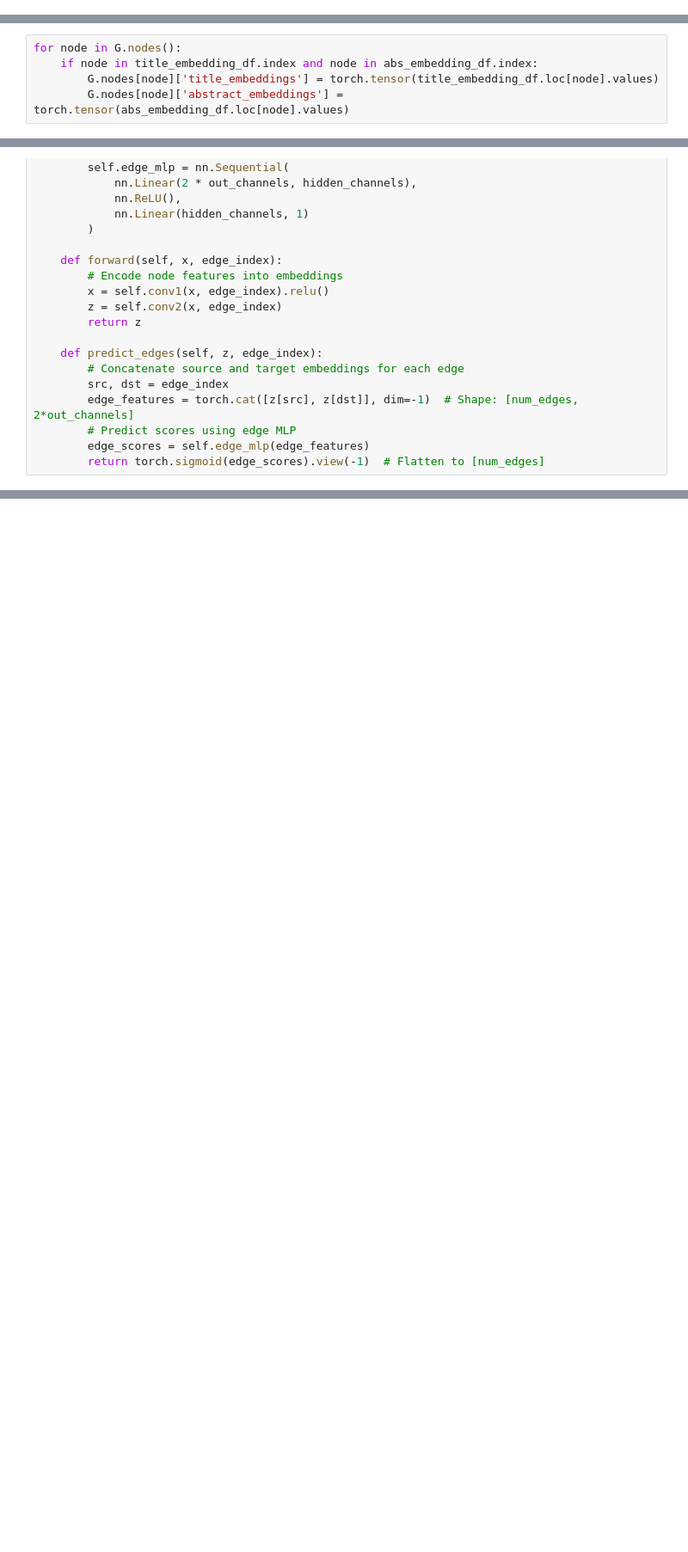
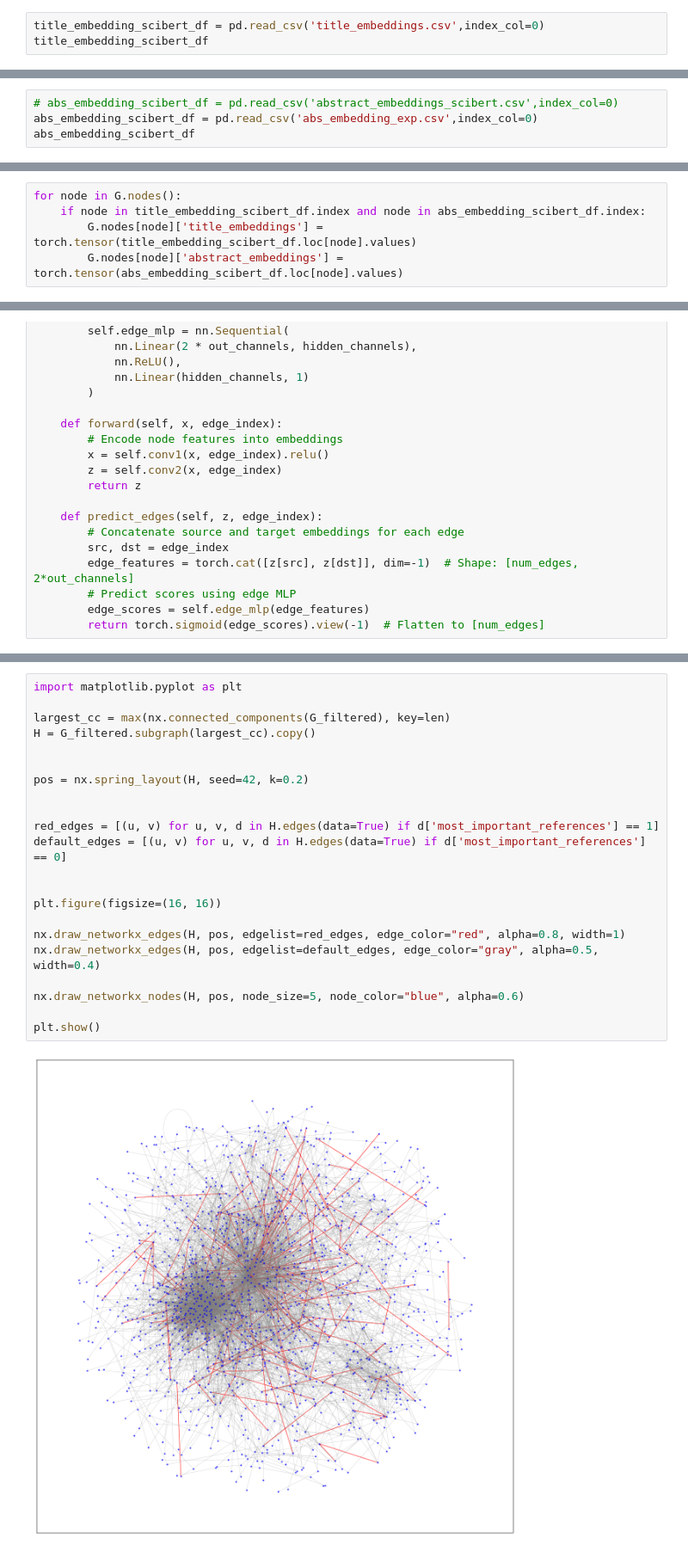
Before and after one commit to dipplestix/gnn_project, a Jupyter notebook: Baseline.ipynb, the cells around one changed output, grey strips where cells are left out. Shown at 86% size. Cells and saved outputs as stored; diff of their text form; blank space fills up the shorter version.

Commit message:
LLM as Predictor code and visualization

```diff
--- a/Baseline.ipynb
+++ b/Baseline.ipynb
@@ -15,3 +21,6 @@ from torch_geometric.data import Data
 import numpy as np
 import pickle
 import pandas as pd
+# %%
+title_embedding_scibert_df = pd.read_csv('title_embeddings.csv',index_col=0)
+title_embedding_scibert_df
@@ -17,0 +41,4 @@ import pandas as pd
+# %%
+# abs_embedding_scibert_df = pd.read_csv('abstract_embeddings_scibert.csv',index_col=0)
+abs_embedding_scibert_df = pd.read_csv('abs_embedding_exp.csv',index_col=0)
+abs_embedding_scibert_df
@@ -23,9 +78,9 @@ abs_embedding_df = pd.read_csv('abstract_embeddings.csv',index_col=0)
 # abs_embedding_df
 # %%
 for node in G.nodes():
-    if node in title_embedding_df.index and node in abs_embedding_df.index:
-        G.nodes[node]['title_embeddings'] = torch.tensor(title_embedding_df.loc[node].values)
-        G.nodes[node]['abstract_embeddings'] = torch.tensor(abs_embedding_df.loc[node].values)
+    if node in title_embedding_scibert_df.index and node in abs_embedding_scibert_df.index:
+        G.nodes[node]['title_embeddings'] = torch.tensor(title_embedding_scibert_df.loc[node].values)
+        G.nodes[node]['abstract_embeddings'] = torch.tensor(abs_embedding_scibert_df.loc[node].values)
 # %%
 node_name_idx_dict = {}
 idx = 0
@@ -489,0 +573,24 @@ print(cur_score,'/',possible_score)
+# %%
+import matplotlib.pyplot as plt
+
+largest_cc = max(nx.connected_components(G_filtered), key=len)
+H = G_filtered.subgraph(largest_cc).copy()
+
+
+pos = nx.spring_layout(H, seed=42, k=0.2)
+
+
+red_edges = [(u, v) for u, v, d in H.edges(data=True) if d['most_important_references'] == 1]
+default_edges = [(u, v) for u, v, d in H.edges(data=True) if d['most_important_references'] == 0]
+
+
+plt.figure(figsize=(16, 16))
+
+nx.draw_networkx_edges(H, pos, edgelist=red_edges, edge_color="red", alpha=0.8, width=1)
+nx.draw_networkx_edges(H, pos, edgelist=default_edges, edge_color="gray", alpha=0.5, width=0.4)
+
+nx.draw_networkx_nodes(H, pos, node_size=5, node_color="blue", alpha=0.6)
+
+plt.show()
+# %% [output]
+[figure, added]
```
Also changed, not shown: parts of 11 cells of this notebook.
